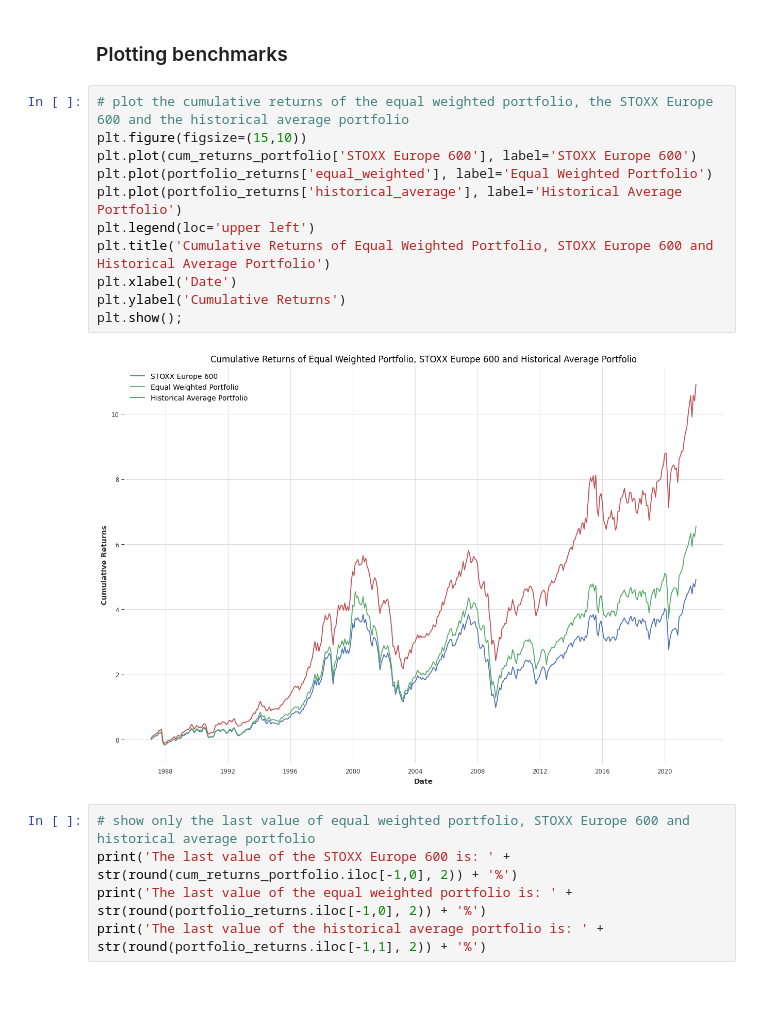
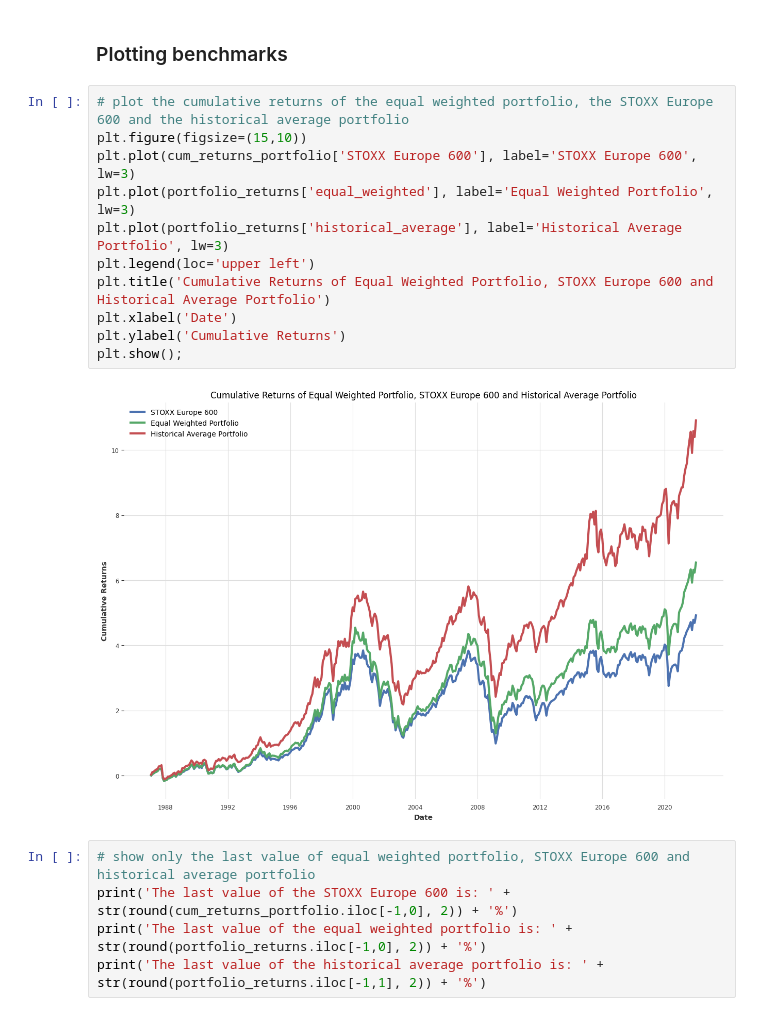
Before and after one commit to Ankru98/masterthesis, a Jupyter notebook: shrinkage_building_model_portfolio.ipynb, the cells around one changed output. Drawn from its saved outputs; the diff is of its cells as text.

```diff
--- a/shrinkage_building_model_portfolio.ipynb
+++ b/shrinkage_building_model_portfolio.ipynb
@@ -163,16 +163,16 @@ The sum of all weights is: 1.0
 # %%
 # plot the cumulative returns of the equal weighted portfolio, the STOXX Europe 600 and the historical average portfolio
 plt.figure(figsize=(15,10))
-plt.plot(cum_returns_portfolio['STOXX Europe 600'], label='STOXX Europe 600')
-plt.plot(portfolio_returns['equal_weighted'], label='Equal Weighted Portfolio')
-plt.plot(portfolio_returns['historical_average'], label='Historical Average Portfolio')
+plt.plot(cum_returns_portfolio['STOXX Europe 600'], label='STOXX Europe 600', lw=3)
+plt.plot(portfolio_returns['equal_weighted'], label='Equal Weighted Portfolio', lw=3)
+plt.plot(portfolio_returns['historical_average'], label='Historical Average Portfolio', lw=3)
 plt.legend(loc='upper left')
 plt.title('Cumulative Returns of Equal Weighted Portfolio, STOXX Europe 600 and Historical Average Portfolio')
 plt.xlabel('Date')
 plt.ylabel('Cumulative Returns')
 plt.show();
 # %% [output]
-[figure, old version]
+[figure, new version]
 # %%
 # show only the last value of equal weighted portfolio, STOXX Europe 600 and historical average portfolio
 print('The last value of the STOXX Europe 600 is: ' + str(round(cum_returns_portfolio.iloc[-1,0], 2)) + '%')
```
Also changed, not shown: parts of 12 cells of this notebook, 1 other file.
